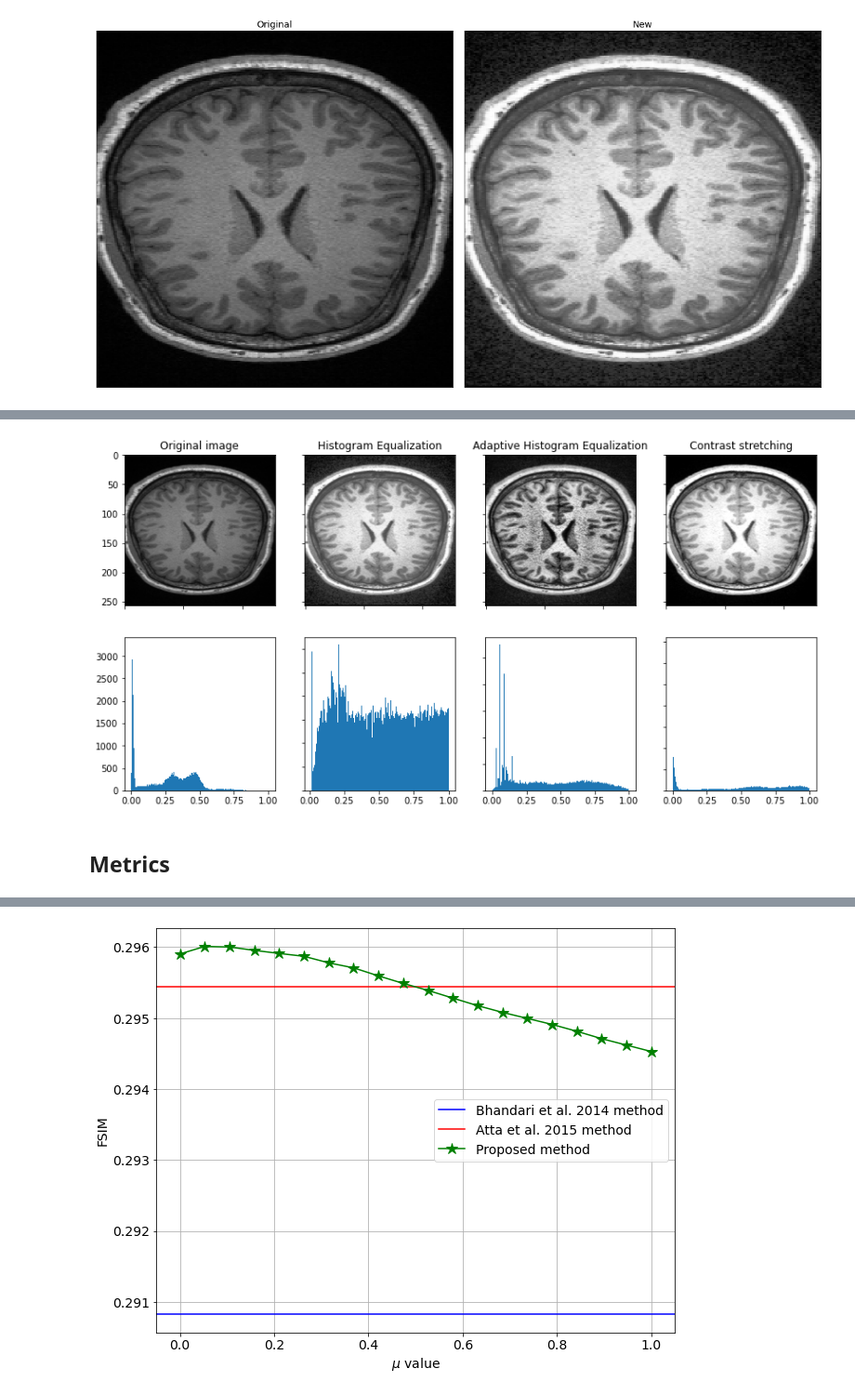
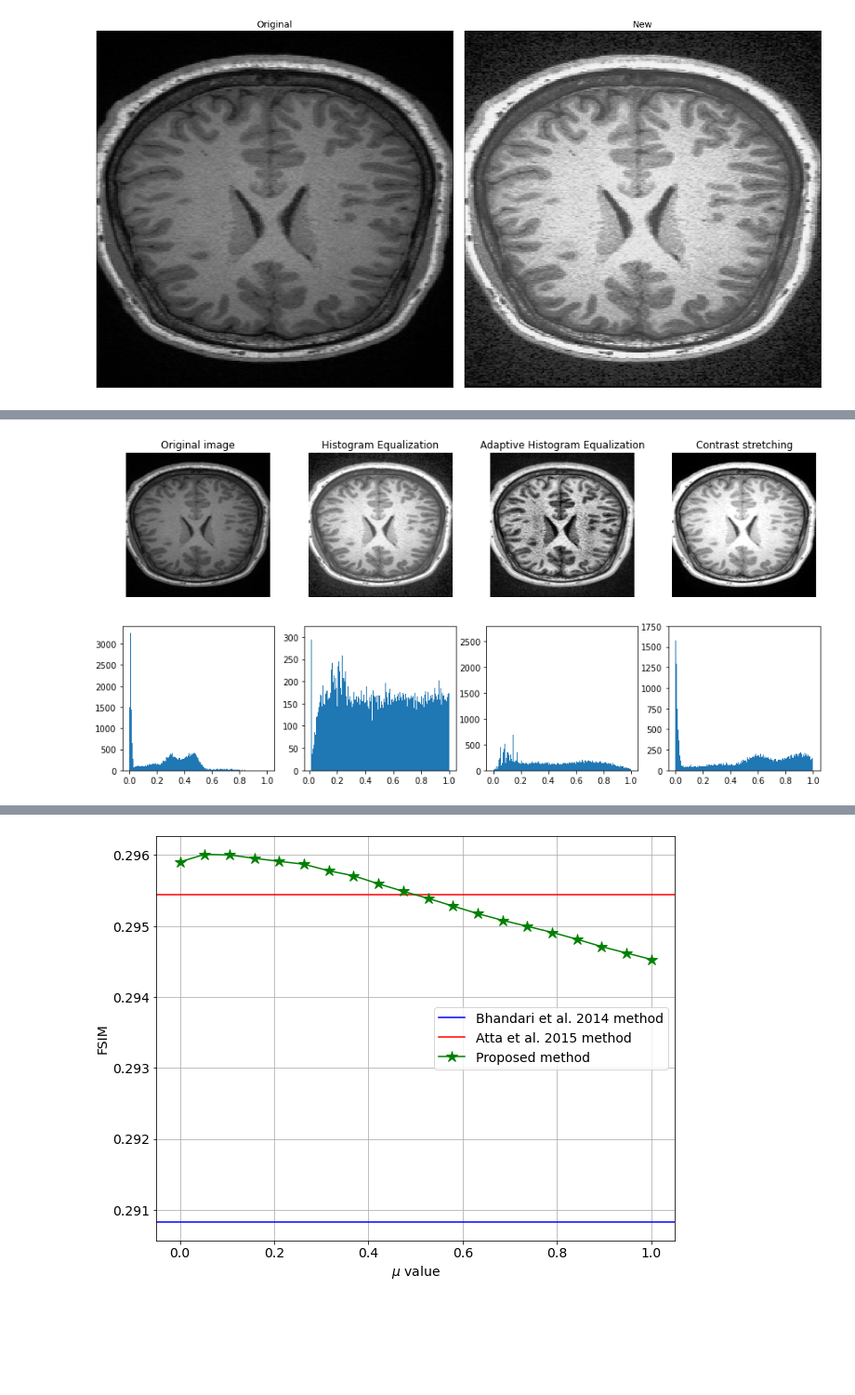
Before and after one commit to mrugnivenko/Skoltech-NLA-MRI, a Jupyter notebook: MRI-contrast-Copy1.ipynb, the cells around one changed output, grey strips where cells are left out. Shown at 93% size. Cells and saved outputs as stored; diff of their text form; code cells hidden in the pictures; blank space fills up the shorter version.

```diff
--- a/MRI-contrast-Copy1.ipynb
+++ b/MRI-contrast-Copy1.ipynb
@@ -303,30 +419,29 @@ plt.show()
 # %%
 image = A1/A1.max()
 image_eq = exposure.equalize_hist(image)
 image_adapteq = exposure.equalize_adapthist(image, clip_limit=0.03)
 pd, pu = np.percentile(image, (8, 92))
 image_rescale = exposure.rescale_intensity(image, in_range=(pd, pu))
 
 
-fig, axs = plt.subplots(2, 4,figsize = (14,7))
+fig, axs = plt.subplots(2, 4,figsize = (15,7))
 axs[0, 0].imshow(image, cmap = 'gray')
 axs[0, 0].set_title('Original image')
 axs[0, 1].imshow(image_eq, cmap = 'gray')
 axs[0, 1].set_title('Histogram Equalization')
 axs[0, 2].set_title('Adaptive Histogram Equalization')
 axs[0, 2].imshow(image_adapteq, cmap = 'gray')
 axs[0, 3].set_title('Contrast stretching')
 axs[0, 3].imshow(image_rescale, cmap = 'gray')
+axs[0,0].axis('off')
+axs[0,1].axis('off')
+axs[0,2].axis('off')
+axs[0,3].axis('off')
 
 axs[1, 0].hist(image.reshape(-1), bins = 400)
 axs[1, 1].hist(image_eq.reshape(-1), bins = 400)
 axs[1, 2].hist(image_adapteq.reshape(-1), bins = 400)
-axs[1, 3].hist(image_rescale.reshape(-1), bins = 400)
-
-# Hide x labels and tick labels for top plots and y ticks for right plots.
-for ax in axs.flat:
-    ax.label_outer()
+axs[1, 3].hist(image_rescale.reshape(-1), bins = 400);
+axs[1,3].set_ylim(0,1750);
 # %% [output]
-[figure, old version]
+[figure, new version]
-# %% [markdown]
-## Metrics
```
Also changed, not shown: parts of 41 cells of this notebook, 8 other files.
